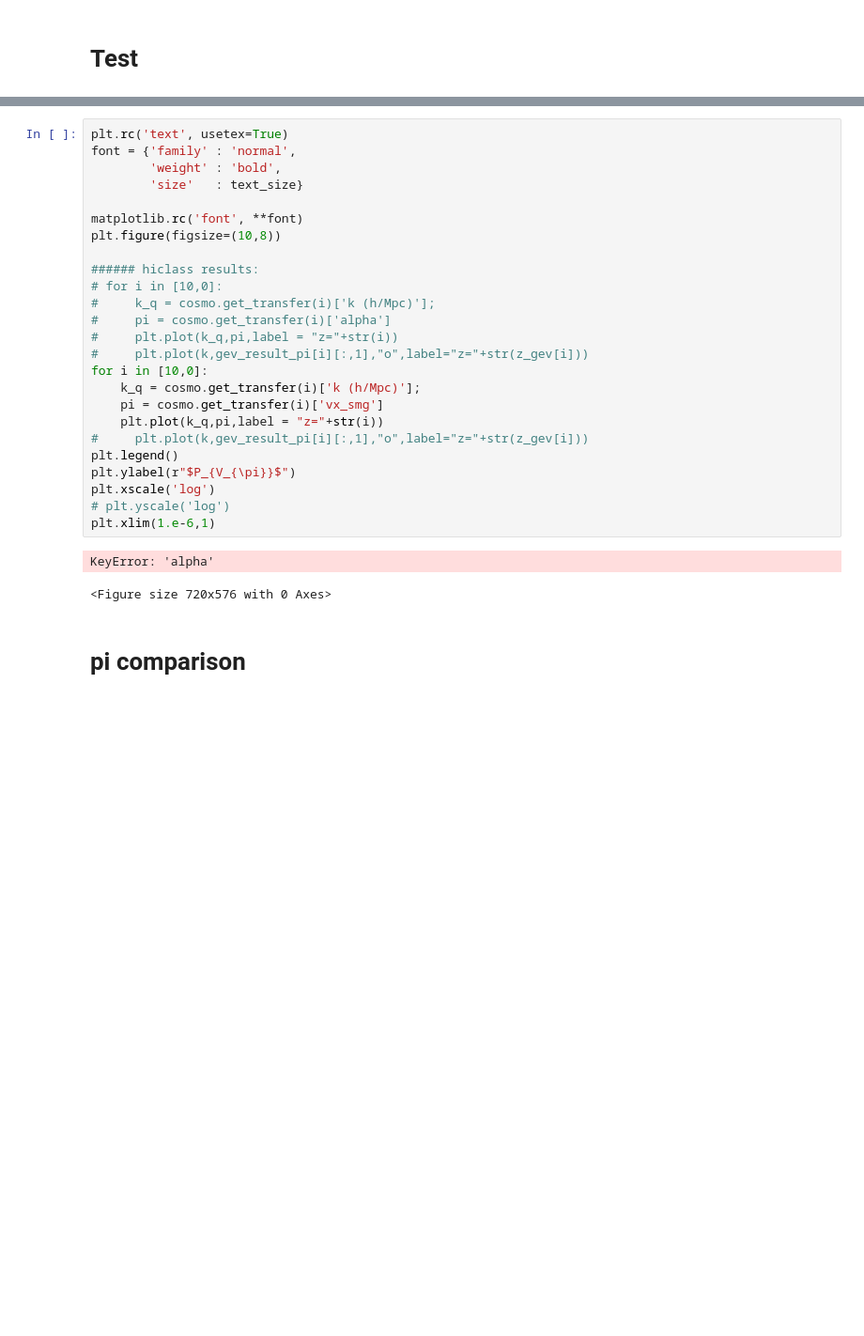
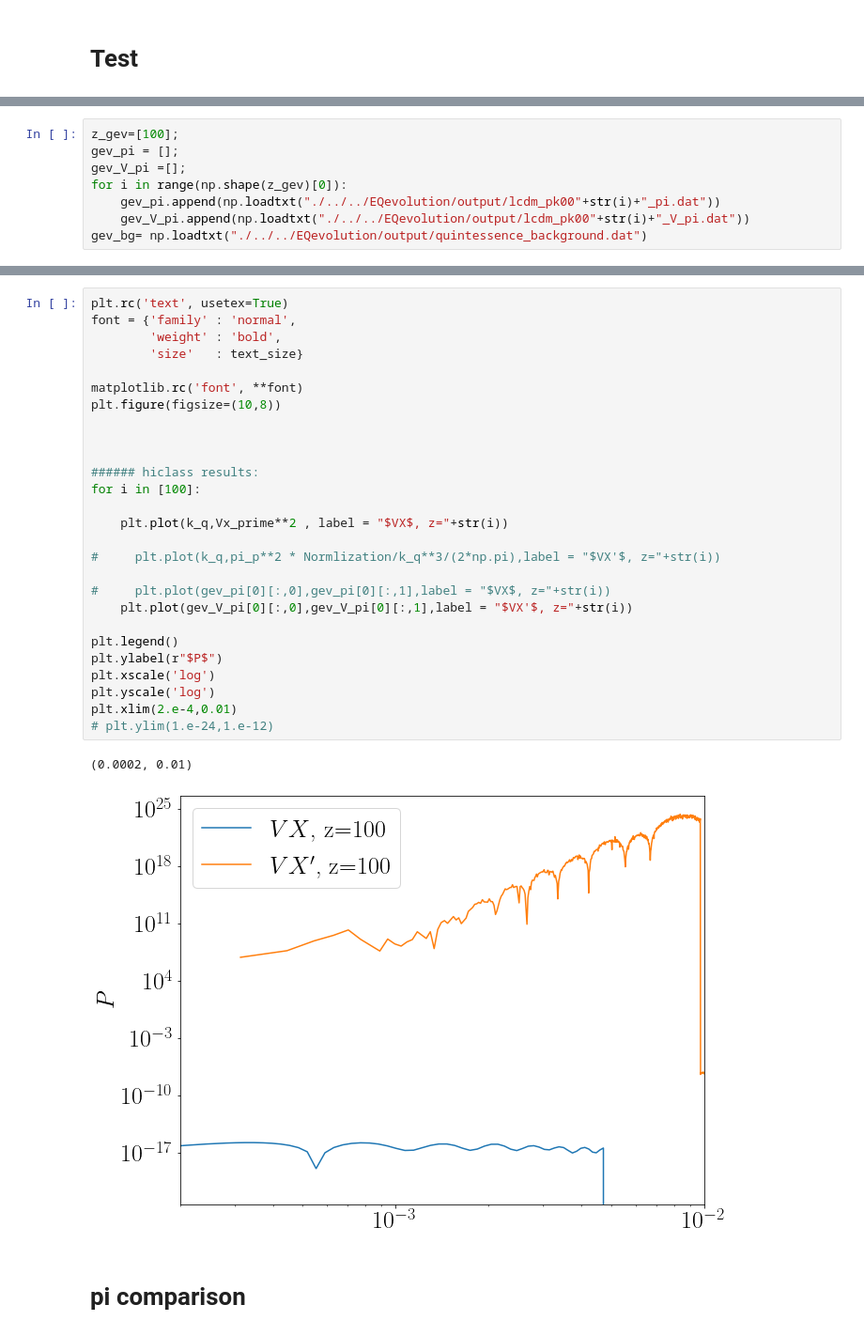
Before and after one commit to alessandrocasalino/EQ_hi_class, a Jupyter notebook: notebooks/Quintessence.ipynb, the cells around one changed output, grey strips where cells are left out. Shown: that part at 94% size. Saved outputs shown, nothing was run; the diff lists cells and outputs as text; blank space fills up the shorter version.

```diff
--- a/notebooks/Quintessence.ipynb
+++ b/notebooks/Quintessence.ipynb
@@ -143,0 +351,8 @@ v_pi = np.zeros(np.shape(cosmo.get_transfer(z_plot)['k (h/Mpc)'])[0]);
+# %%
+z_gev=[100];
+gev_pi = [];
+gev_V_pi =[];
+for i in range(np.shape(z_gev)[0]):
+    gev_pi.append(np.loadtxt("./../../EQevolution/output/lcdm_pk00"+str(i)+"_pi.dat"))
+    gev_V_pi.append(np.loadtxt("./../../EQevolution/output/lcdm_pk00"+str(i)+"_V_pi.dat"))
+gev_bg= np.loadtxt("./../../EQevolution/output/quintessence_background.dat")
@@ -144,31 +392,33 @@ v_pi = np.zeros(np.shape(cosmo.get_transfer(z_plot)['k (h/Mpc)'])[0]);
 # %%
 plt.rc('text', usetex=True)
 font = {'family' : 'normal',
         'weight' : 'bold',
         'size'   : text_size}
 
 matplotlib.rc('font', **font)
 plt.figure(figsize=(10,8))
 
+
+
 ###### hiclass results:
-# for i in [10,0]:
-#     k_q = cosmo.get_transfer(i)['k (h/Mpc)'];
-#     pi = cosmo.get_transfer(i)['alpha']
-#     plt.plot(k_q,pi,label = "z="+str(i))
-#     plt.plot(k,gev_result_pi[i][:,1],"o",label="z="+str(z_gev[i]))
-for i in [10,0]:
-    k_q = cosmo.get_transfer(i)['k (h/Mpc)'];
-    pi = cosmo.get_transfer(i)['vx_smg']
-    plt.plot(k_q,pi,label = "z="+str(i))
-#     plt.plot(k,gev_result_pi[i][:,1],"o",label="z="+str(z_gev[i]))
+for i in [100]:
+
+    plt.plot(k_q,Vx_prime**2 , label = "$VX$, z="+str(i))
+
+#     plt.plot(k_q,pi_p**2 * Normlization/k_q**3/(2*np.pi),label = "$VX'$, z="+str(i))
+
+#     plt.plot(gev_pi[0][:,0],gev_pi[0][:,1],label = "$VX$, z="+str(i))
+    plt.plot(gev_V_pi[0][:,0],gev_V_pi[0][:,1],label = "$VX'$, z="+str(i))
+
 plt.legend()
-plt.ylabel(r"$P_{V_{\pi}}$")
+plt.ylabel(r"$P$")
 plt.xscale('log')
-# plt.yscale('log')
-plt.xlim(1.e-6,1)
+plt.yscale('log')
+plt.xlim(2.e-4,0.01)
+# plt.ylim(1.e-24,1.e-12)
 # %% [output]
-KeyError: 'alpha'
+(0.0002, 0.01)
-<Figure size 720x576 with 0 Axes>
+[figure, added]
 # %% [markdown]
 # pi comparison
 # %%
```
Also changed, not shown: parts of 10 cells of this notebook, 42 other files.
